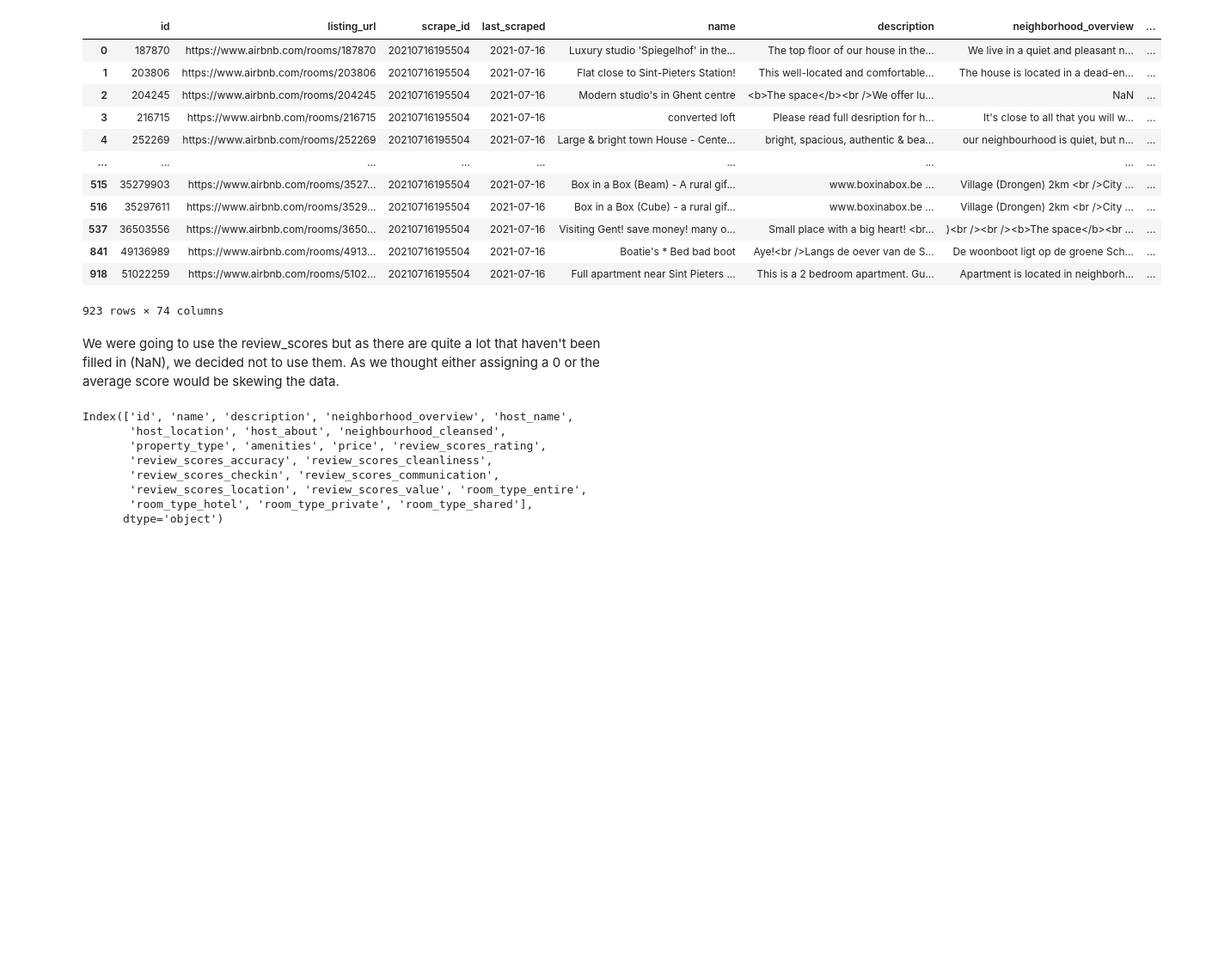
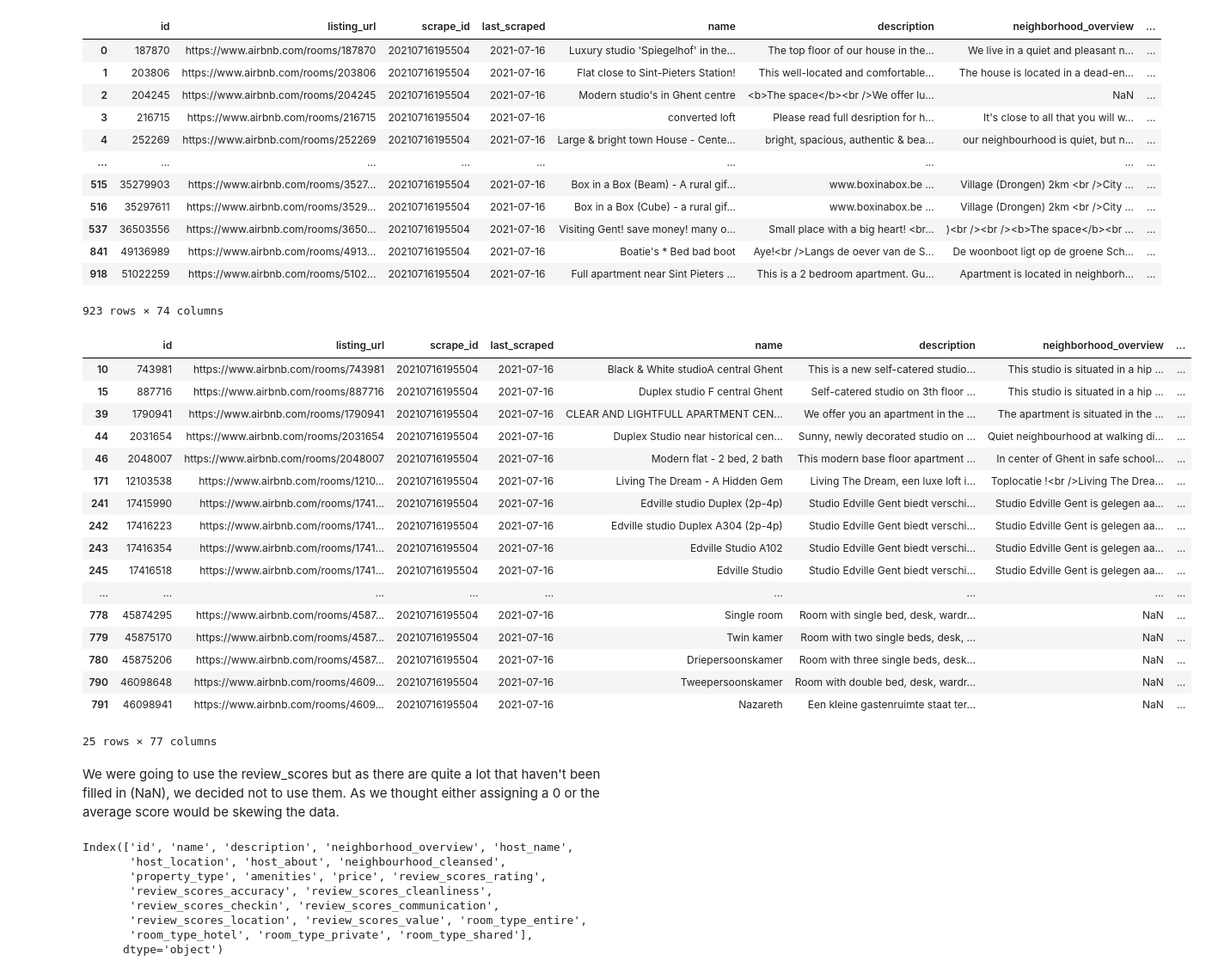
Before and after one commit to tibovdc/ProjectML, a Jupyter notebook: Sprint2.ipynb, the cells around one changed output. Shown at 86% size. Saved outputs shown, nothing was run; the diff lists cells and outputs as text; code cells hidden in the pictures; blank space fills up the shorter version.

```diff
--- a/Sprint2.ipynb
+++ b/Sprint2.ipynb
@@ -121,6 +121,61 @@ for x in data_cleaned['amenities']:
 
 
 # print(amenity)
+# %%
+data_cleaned
+locations = []
+duplicates = set([])
+
+# detect duplicate listings
+# long + lat +
+
+for i in range(0, data_cleaned.shape[0]):
+    locations.append((data_cleaned.loc[i, 'id'], data_cleaned.loc[i, 'longitude'], data_cleaned.loc[i, 'latitude']))
+
+for i in range(0, len(locations)):
+    for j in range(i, len(locations)):
+        if(locations[i][1] == locations[j][1] and locations[i][2] == locations[j][2] and not locations[i][0] == locations[j][0]):
+            duplicates.add(locations[j][0])
+
+
+data_duplicates = data_cleaned
+for i in data_cleaned['id']:
+    if not i in duplicates:
+        data_duplicates = data_duplicates[data_duplicates['id'] != i]
+
+
+
+duplicates_name = []
+
+for i in data_duplicates['id']:
+    for j in data_duplicates['id']:
+        if( i != j and (data_duplicates[data_duplicates['id'] == i]['name'].iloc[0] == data_duplicates[data_duplicates['id'] == j]['name'].iloc[0])):
+            if(j not in duplicates_name):
+                duplicates_name.append(i)
+
+for i in duplicates_name:
+    data_duplicates.drop( data_duplicates[ data_duplicates['id'] == i ].index , inplace=True)
+
+data_duplicates
+# %% [output]
+|  | id | listing_url | scrape_id | last_scraped | name | description | neighborhood_overview | ... |
+| 10 | 743981 | https://www.airbnb.com/rooms/743981 | 20210716195504 | 2021-07-16 | Black & White studioA central Ghent | This is a new self-catered studio... | This studio is situated in a hip ... | ... |
+| 15 | 887716 | https://www.airbnb.com/rooms/887716 | 20210716195504 | 2021-07-16 | Duplex studio F central Ghent | Self-catered studio on 3th floor ... | This studio is situated in a hip ... | ... |
+| 39 | 1790941 | https://www.airbnb.com/rooms/1790941 | 20210716195504 | 2021-07-16 | CLEAR AND LIGHTFULL APARTMENT CEN... | We offer you an apartment in the ... | The apartment is situated in the ... | ... |
+| 44 | 2031654 | https://www.airbnb.com/rooms/2031654 | 20210716195504 | 2021-07-16 | Duplex Studio near historical cen... | Sunny, newly decorated studio on ... | Quiet neighbourhood at walking di... | ... |
+| 46 | 2048007 | https://www.airbnb.com/rooms/2048007 | 20210716195504 | 2021-07-16 | Modern flat - 2 bed, 2 bath | This modern base floor apartment ... | In center of Ghent in safe school... | ... |
+| 171 | 12103538 | https://www.airbnb.com/rooms/1210... | 20210716195504 | 2021-07-16 | Living The Dream - A Hidden Gem | Living The Dream, een luxe loft i... | Toplocatie !<br />Living The Drea... | ... |
+| 241 | 17415990 | https://www.airbnb.com/rooms/1741... | 20210716195504 | 2021-07-16 | Edville studio Duplex (2p-4p) | Studio Edville Gent biedt verschi... | Studio Edville Gent is gelegen aa... | ... |
+| 242 | 17416223 | https://www.airbnb.com/rooms/1741... | 20210716195504 | 2021-07-16 | Edville studio Duplex A304 (2p-4p) | Studio Edville Gent biedt verschi... | Studio Edville Gent is gelegen aa... | ... |
+| 243 | 17416354 | https://www.airbnb.com/rooms/1741... | 20210716195504 | 2021-07-16 | Edville Studio A102 | Studio Edville Gent biedt verschi... | Studio Edville Gent is gelegen aa... | ... |
+| 245 | 17416518 | https://www.airbnb.com/rooms/1741... | 20210716195504 | 2021-07-16 | Edville Studio | Studio Edville Gent biedt verschi... | Studio Edville Gent is gelegen aa... | ... |
+| ... | ... | ... | ... | ... | ... | ... | ... | ... |
+| 778 | 45874295 | https://www.airbnb.com/rooms/4587... | 20210716195504 | 2021-07-16 | Single room | Room with single bed, desk, wardr... | NaN | ... |
+| 779 | 45875170 | https://www.airbnb.com/rooms/4587... | 20210716195504 | 2021-07-16 | Twin kamer | Room with two single beds, desk, ... | NaN | ... |
+| 780 | 45875206 | https://www.airbnb.com/rooms/4587... | 20210716195504 | 2021-07-16 | Driepersoonskamer | Room with three single beds, desk... | NaN | ... |
+| 790 | 46098648 | https://www.airbnb.com/rooms/4609... | 20210716195504 | 2021-07-16 | Tweepersoonskamer | Room with double bed, desk, wardr... | NaN | ... |
+| 791 | 46098941 | https://www.airbnb.com/rooms/4609... | 20210716195504 | 2021-07-16 | Nazareth | Een kleine gastenruimte staat ter... | NaN | ... |
+25 rows × 77 columns
 # %% [markdown]
 We were going to use the review_scores but as there are quite a lot that haven't been filled in (NaN), we decided not to use them. As we thought either assigning a 0 or the average score would be skewing the data.
 # %%
```
